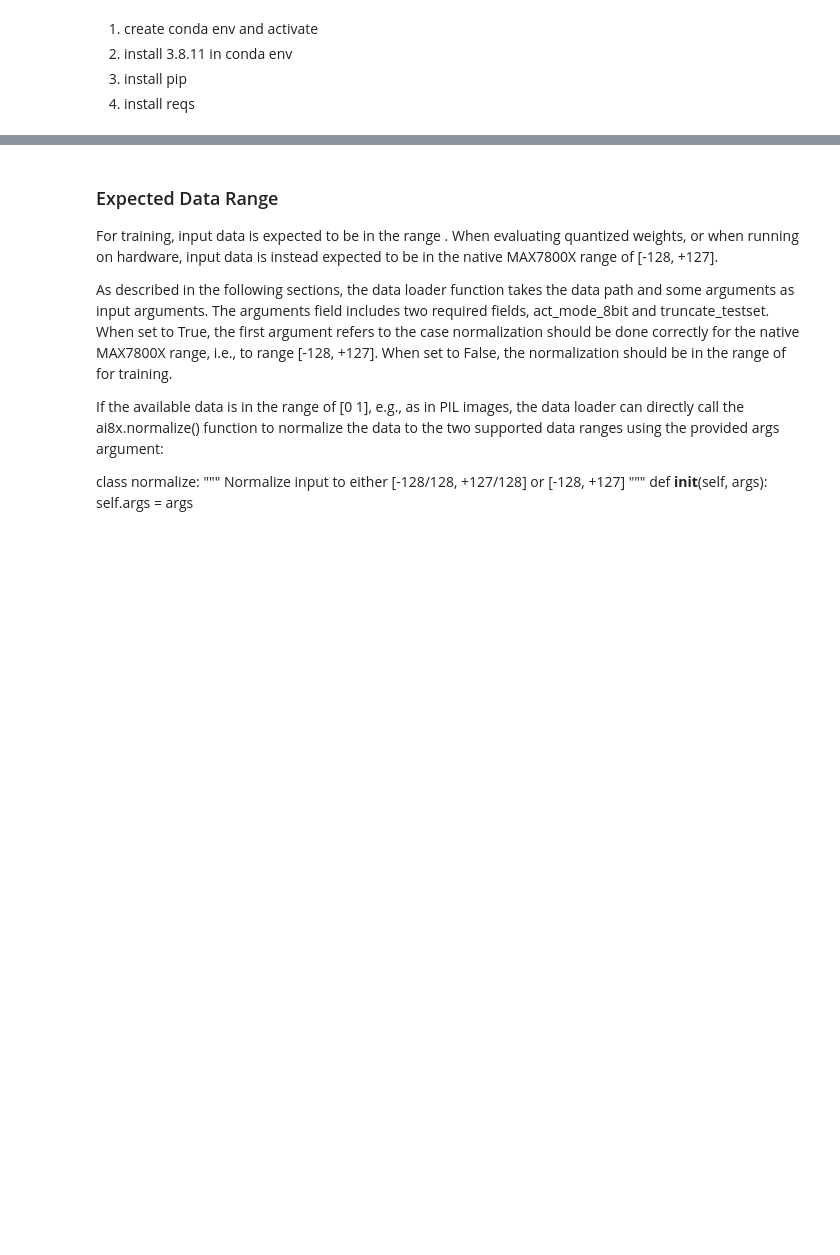
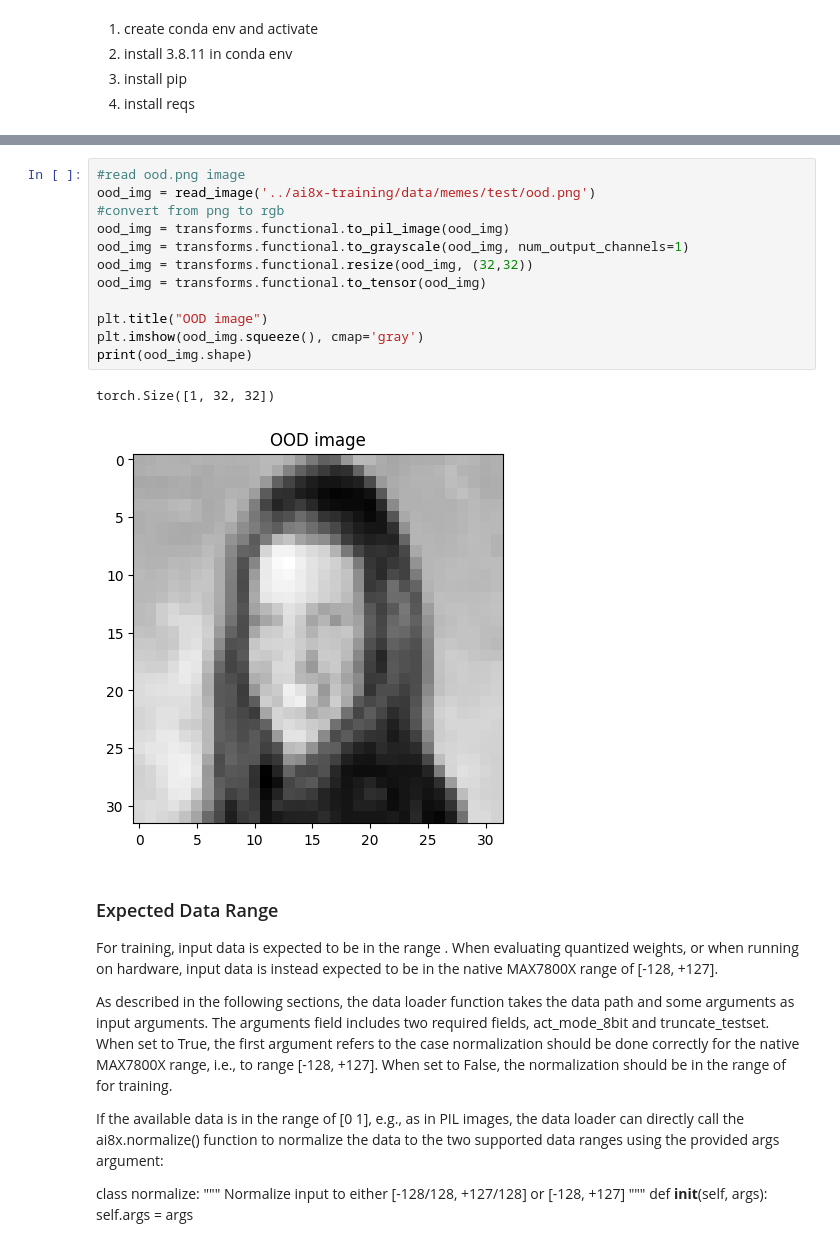
Before and after one commit to bitmorse/bearings-max78000, a Jupyter notebook: playground.ipynb, the cells around one changed output, grey strips where cells are left out. Saved outputs shown, nothing was run; the diff lists cells and outputs as text; blank space fills up the shorter version.

```diff
--- a/playground.ipynb
+++ b/playground.ipynb
@@ -37,4 +55,19 @@ def printstats(variable):
 %matplotlib inline
+# %%
+#read ood.png image
+ood_img = read_image('../ai8x-training/data/memes/test/ood.png')
+#convert from png to rgb
+ood_img = transforms.functional.to_pil_image(ood_img)
+ood_img = transforms.functional.to_grayscale(ood_img, num_output_channels=1)
+ood_img = transforms.functional.resize(ood_img, (32,32))
+ood_img = transforms.functional.to_tensor(ood_img)
+
+plt.title("OOD image")
+plt.imshow(ood_img.squeeze(), cmap='gray')
+print(ood_img.shape)
+# %% [output]
+torch.Size([1, 32, 32])
+[figure, added]
 # %% [markdown]
 ### Expected Data Range
 
```
Also changed, not shown: parts of 13 cells of this notebook, 12 other files.
